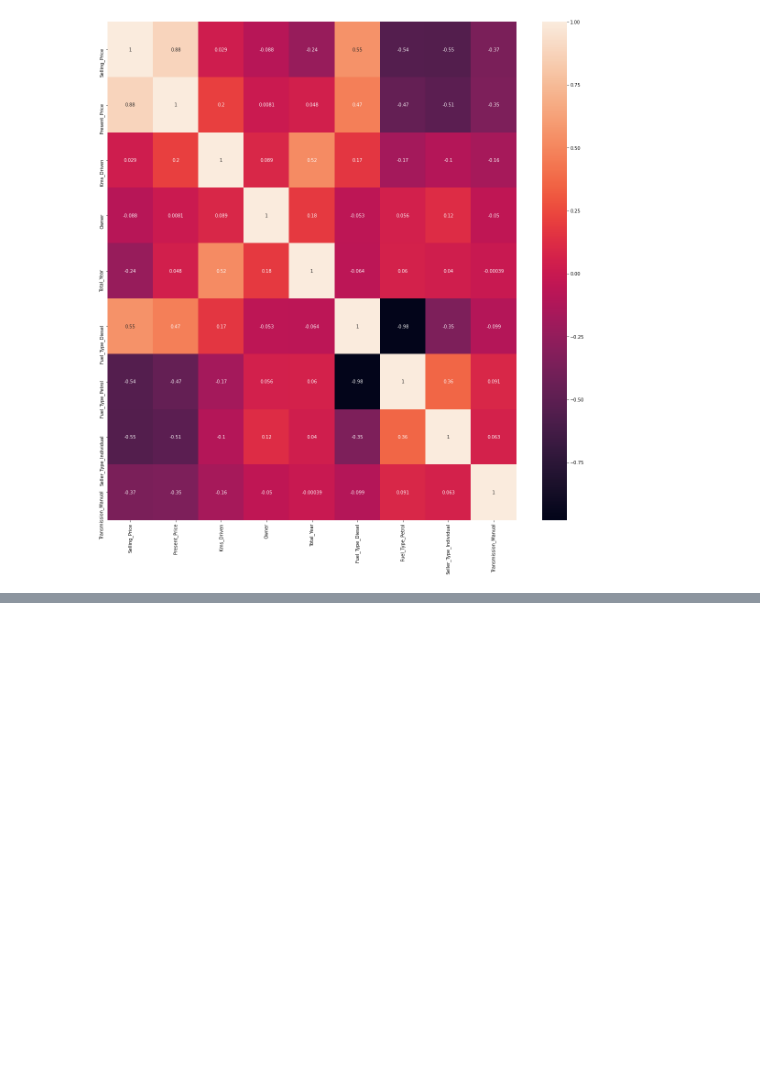
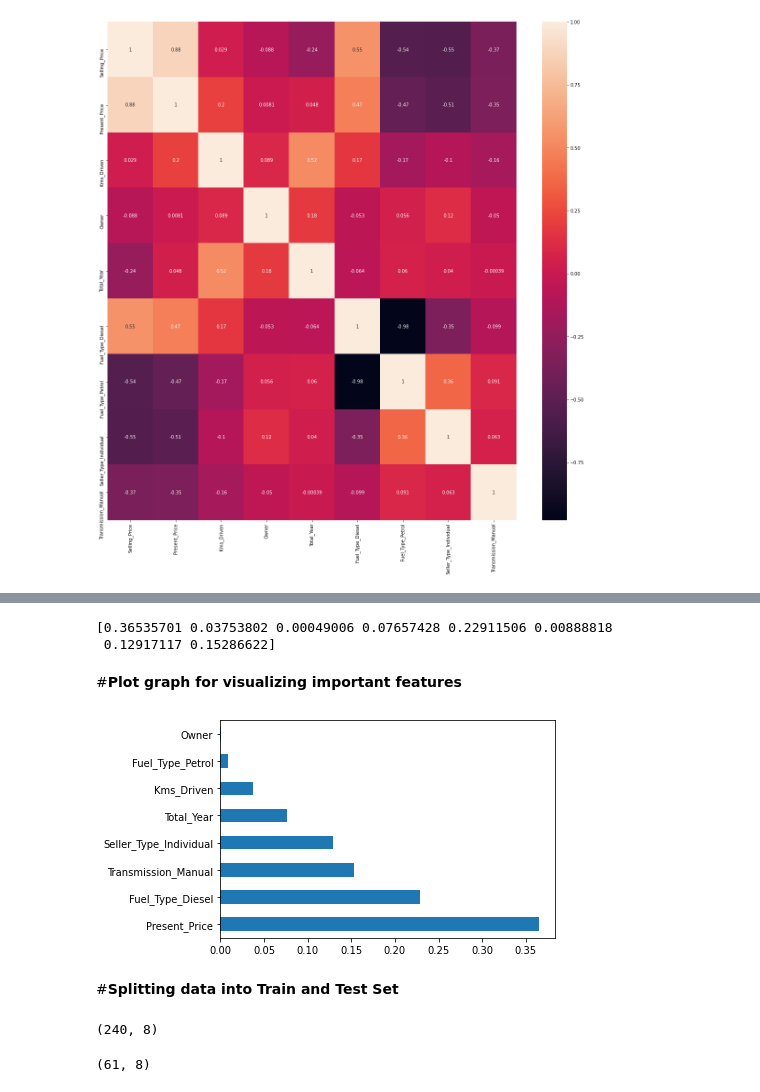
Before and after one commit to rk101294/Rohit-Kushwaha, a Jupyter notebook: Car_Prediction.ipynb, the cells around one changed output, grey strips where cells are left out. Saved outputs shown, nothing was run; the diff lists cells and outputs as text; code cells hidden in the pictures; blank space fills up the shorter version.

```diff
--- a/Car_Prediction.ipynb
+++ b/Car_Prediction.ipynb
@@ -162,0 +165,2 @@ c=sns.heatmap(msg[top_cor_feature].corr(),annot=True,cMap="RdYlGn")
+# %%
+X=msg.iloc[:,1:]
@@ -162,0 +176,2 @@ c=sns.heatmap(msg[top_cor_feature].corr(),annot=True,cMap="RdYlGn")
+# %%
+Y=msg.iloc[:,0]
@@ -162,0 +189,4 @@ c=sns.heatmap(msg[top_cor_feature].corr(),annot=True,cMap="RdYlGn")
+# %%
+from sklearn.ensemble import ExtraTreesRegressor
+model= ExtraTreesRegressor ()
+model.fit(X,Y)
@@ -162,0 +201,15 @@ c=sns.heatmap(msg[top_cor_feature].corr(),annot=True,cMap="RdYlGn")
+# %%
+print(model.feature_importances_)
+# %% [output]
+[0.36535701 0.03753802 0.00049006 0.07657428 0.22911506 0.00888818
+ 0.12917117 0.15286622]
+# %% [markdown]
+#**Plot graph for visualizing important features**
+# %%
+important_feature= pd.Series (model.feature_importances_,index=X.columns)
+important_feature.nlargest(8).plot(kind='barh')
+plt.show()
+# %% [output]
+[figure, added]
+# %% [markdown]
+#**Splitting data into Train and Test Set**
@@ -162,0 +219,8 @@ c=sns.heatmap(msg[top_cor_feature].corr(),annot=True,cMap="RdYlGn")
+# %%
+X_train.shape
+# %% [output]
+(240, 8)
+# %%
+X_test.shape
+# %% [output]
+(61, 8)
```
Also changed, not shown: parts of 6 cells of this notebook.
